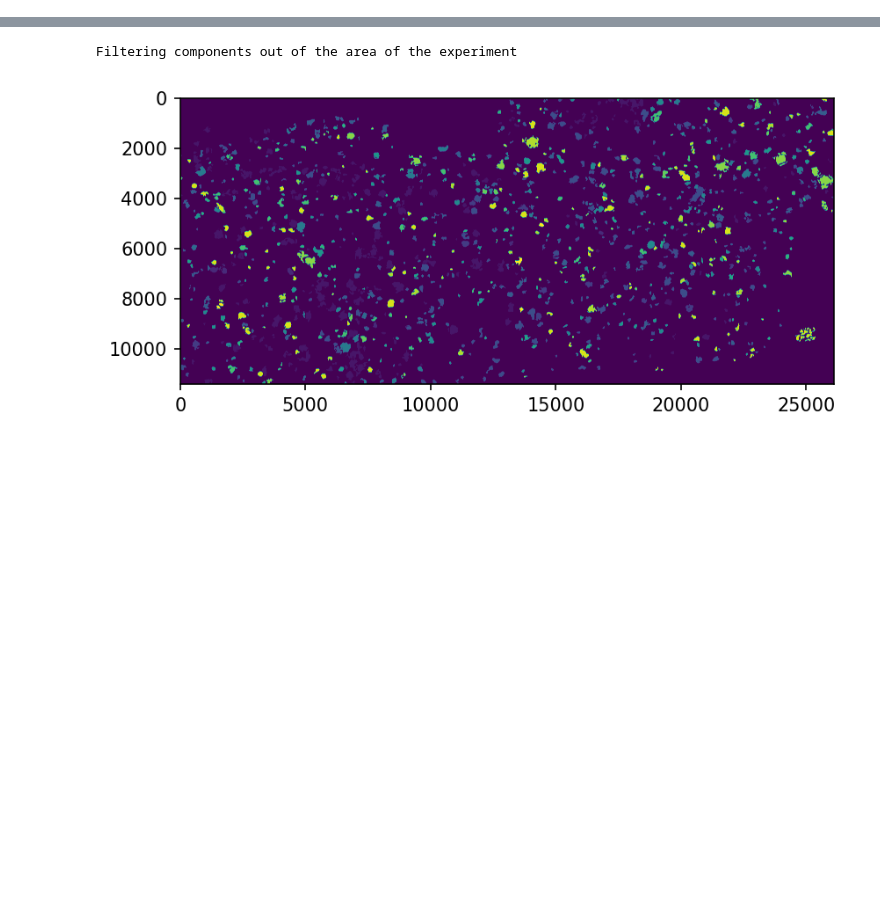
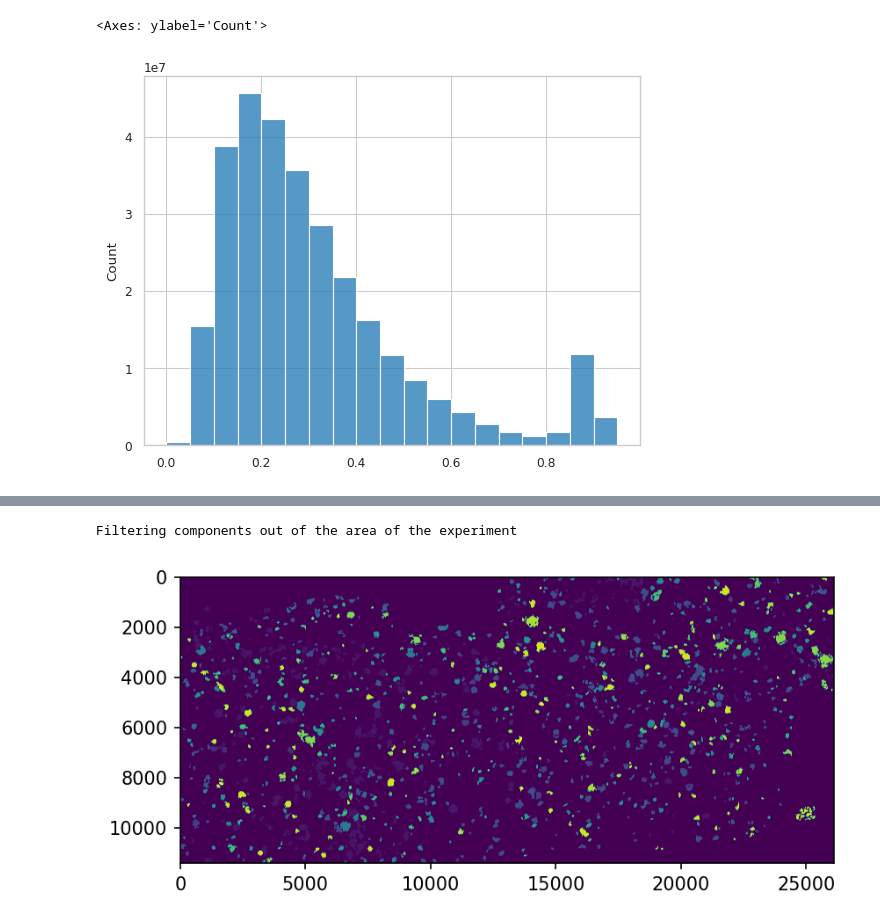
Before and after one commit to Green-AI-Lab-GAIA/multi-task-fcn, a Jupyter notebook: exploration_notebooks/show_comp_selection.ipynb, the cells around one changed output, grey strips where cells are left out. Drawn from its saved outputs; the diff is of its cells as text; code cells hidden in the pictures; blank space fills up the shorter version.

```diff
--- a/exploration_notebooks/show_comp_selection.ipynb
+++ b/exploration_notebooks/show_comp_selection.ipynb
@@ -86,0 +128,8 @@ new_pred_map = filter_map_by_depth_prob(
+# %%
+sns.histplot(
+    depth_pred.ravel(),
+    bins=np.arange(0,1, 0.05)
+)
+# %% [output]
+<Axes: ylabel='Count'>
+[figure, added]
```
Also changed, not shown: parts of 13 cells of this notebook, 1 other file.
